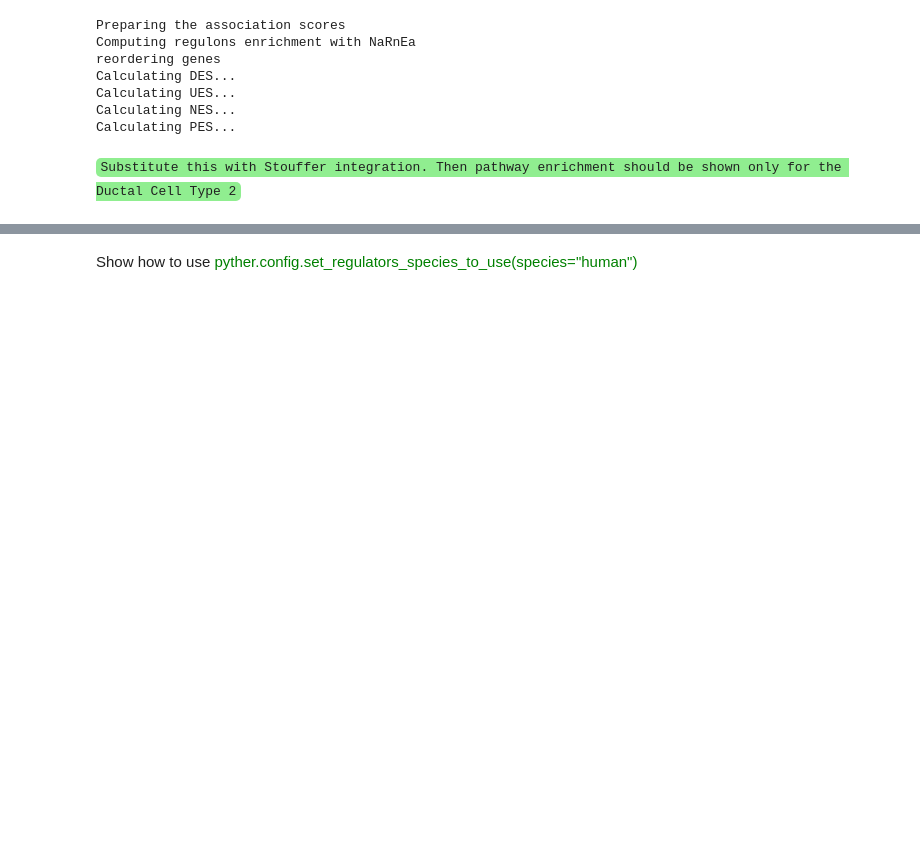
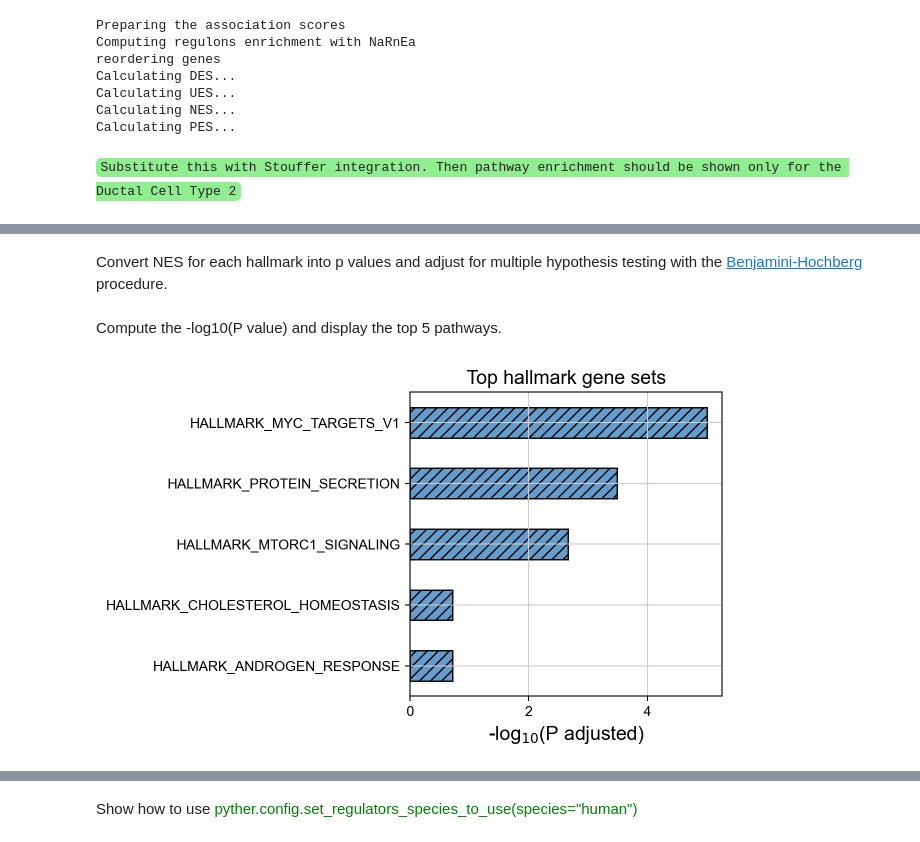
Before and after one commit to alevax/pyviper, a Jupyter notebook: Tutorials/Tutorial-2.ipynb, the cells around one changed output, grey strips where cells are left out. Saved outputs shown, nothing was run; the diff lists cells and outputs as text; code cells hidden in the pictures; blank space fills up the shorter version.

```diff
--- a/Tutorials/Tutorial-2.ipynb
+++ b/Tutorials/Tutorial-2.ipynb
@@ -272,8 +296,0 @@ adata_DC2.to_df().ndim
-# %%
-Integrated_hallmarks_mlog10 = -1*np.log10(norm.sf(Integrated_hallmarks_NES)) # -log10(P value)
-hallmarks_names = adata_DC2.to_df().columns.to_list()
-
-Integrated_hallmarks_mlog10 = pd.DataFrame(Integrated_hallmarks_mlog10,
-    index=hallmarks_names)
-
-top_pathways = Integrated_hallmarks_mlog10.sort_values(by=0, ascending=True)[-5:] # sort by -log10(P value)
@@ -288,0 +297,2 @@ plt.show()
+# %% [markdown]
+Convert NES for each hallmark into p values and adjust for multiple hypothesis testing with the [Benjamini-Hochberg](https://www.jstor.org/stable/2346101) procedure.
@@ -288,0 +301,13 @@ plt.show()
+# %% [markdown]
+Compute the -log10(P value) and display the top 5 pathways.
+# %%
+top_pathways = Integrated_hallmarks_mlog10.sort_values(ascending=True)[-5:] # sort by -log10(P value)
+
+ax = top_pathways.plot(kind='barh', color='#649dcd', legend=False, fontsize=10, hatch='///', edgecolor='black')
+
+plt.title("Top hallmark gene sets")
+plt.xlabel("-log$_{10}$(P adjusted)")
+
+plt.show()
+# %% [output]
+[figure, added]
```
Also changed, not shown: parts of 16 cells of this notebook.
